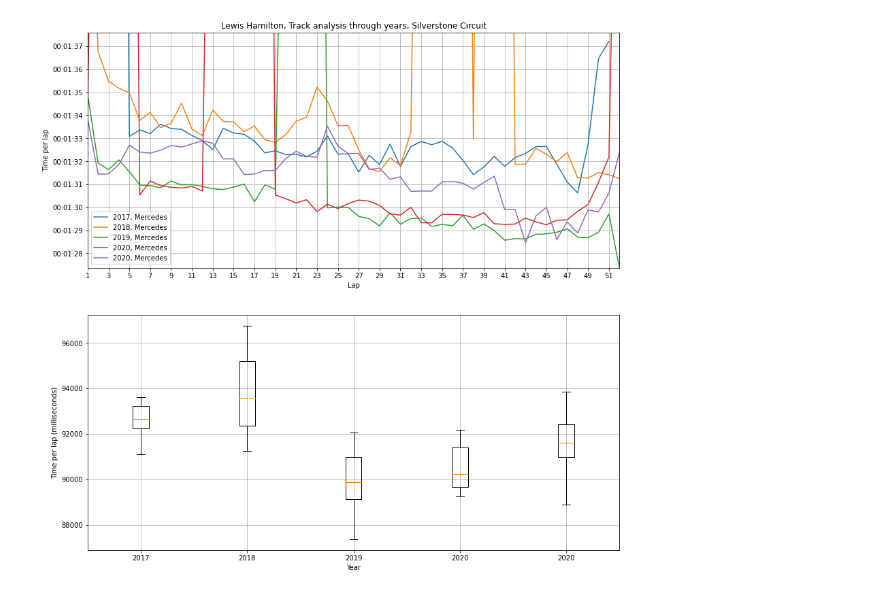
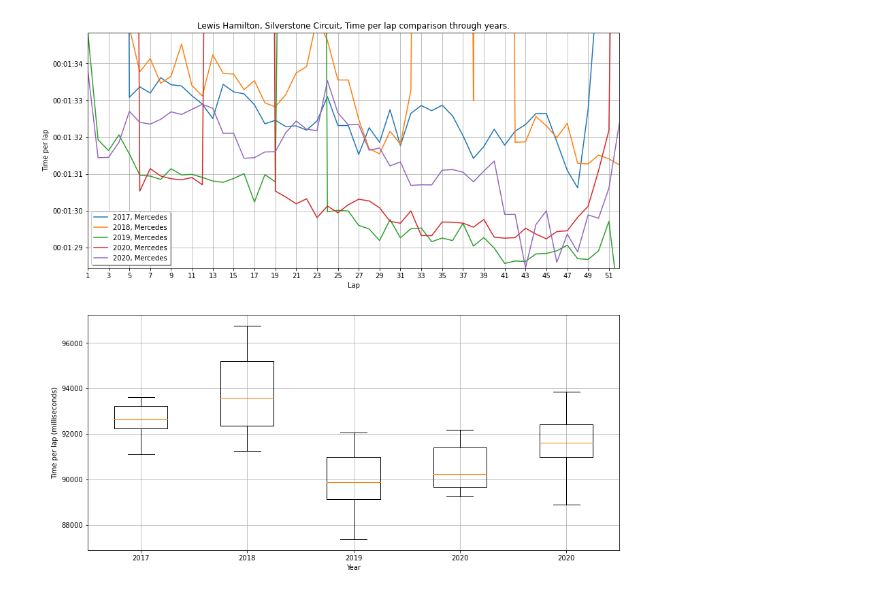
Before and after one commit to cnkndmr/formula1-data-analysis, a Jupyter notebook: src/03-driver_laptime_by_race.ipynb, the cells around one changed output. Cells and saved outputs as stored; diff of their text form; code cells hidden in the pictures.

```diff
--- a/src/03-driver_laptime_by_race.ipynb
+++ b/src/03-driver_laptime_by_race.ipynb
@@ -24,10 +24,10 @@ circuitId = circuits_df[circuits_df.circuitRef == circuitRef]['circuitId'].iloc[
 
 driverRef = 'hamilton'
 driverId = drivers_df[drivers_df.driverRef == driverRef]['driverId'].iloc[0]
-
 plt.figure(figsize=(14, 14))
 
 plt.subplot(2, 1, 1)
+
 last_5_raceId = races_df[races_df.circuitId == circuitId].sort_values("year").raceId.iloc[-5:]
 for raceId in last_5_raceId:
     race_df = lap_times_df[(lap_times_df.raceId == raceId) & (lap_times_df.driverId == driverId)].copy()
@@ -38,44 +38,47 @@ for raceId in last_5_raceId:
         race_df.loc[race_df.lap.isin([lap, lap + 1]),'milliseconds'] = np.nan
         mean_value = race_df.loc[race_df.lap.isin([lap - 1, lap + 2])].milliseconds.mean()
         race_df.loc[race_df.lap.isin([lap, lap + 1]),'milliseconds'] = mean_value
 
     race_year = str(races_df[races_df.raceId == raceId].year.iloc[0])
     constructorId = results_df[(results_df.raceId == raceId) & (results_df.driverId == driverId)].constructorId.iloc[0]
     constructor_name = constructors_df[constructors_df.constructorId == constructorId].name.iloc[0]
     label = race_year + ', ' + constructor_name
     plt.plot(race_df.lap,
              pd.to_datetime(race_df.milliseconds, unit='ms'),
              label = label)
 
-plt.legend()
-race_df = lap_times_df[(lap_times_df.raceId.isin(last_5_raceId)) & (lap_times_df.driverId == driverId)].copy()
-plt.xlim(race_df["lap"].values.min(),
-         race_df["lap"].values.max())
-high_lim = race_df.milliseconds.quantile(0.75) + iqr(race_df.milliseconds) * 1.5
-min_ms_value = race_df.milliseconds.min()
-plt.ylim(pd.to_datetime([min_ms_value, high_lim] , unit='ms'))
-plt.xticks(np.arange(race_df["lap"].values.min(), race_df["lap"].values.max()+1, 2.0))
 driver_forename = drivers_df[drivers_df.driverRef == driverRef].forename.iloc[0]
 driver_surname = drivers_df[drivers_df.driverRef == driverRef].surname.iloc[0]
 circuit_name = circuits_df[circuits_df.circuitRef == circuitRef].name.iloc[0]
-plt.title(driver_forename + ' ' + driver_surname + ', Track analysis through years, ' + circuit_name)
-plt.grid()
+
+high_lim = race_df.milliseconds.quantile(0.75) + iqr(race_df.milliseconds) * 1.5
+min_ms_value = race_df.milliseconds.min()
+
+race_df = lap_times_df[(lap_times_df.raceId.isin(last_5_raceId)) & (lap_times_df.driverId == driverId)].copy()
+
+plt.xticks(np.arange(race_df["lap"].values.min(), race_df["lap"].values.max()+1, 2.0))
+plt.xlim(race_df["lap"].values.min(), race_df["lap"].values.max())
+plt.ylim(pd.to_datetime([min_ms_value, high_lim] , unit='ms'))
+plt.title(driver_forename + ' ' + driver_surname + ', ' + circuit_name + ', Time per lap comparison through years.')
 plt.xlabel('Lap')
 plt.ylabel('Time per lap')
+plt.legend(fancybox=True, shadow=True)
+plt.grid()
 
 plt.subplot(2, 1, 2)
 
 for count ,raceId in enumerate(last_5_raceId):
     race_df = lap_times_df[(lap_times_df.raceId == raceId) & (lap_times_df.driverId == driverId)].copy()
     race_year = str(races_df[races_df.raceId == raceId].year.iloc[0])
     plt.boxplot(race_df.milliseconds,
-            showfliers=False,
-            labels=[race_year],
-            positions=[count + 1])
+                positions=[count + 1],
+                widths=0.5,
+                showfliers=False,
+                labels=[race_year])
 
 plt.xlabel('Year')
 plt.ylabel('Time per lap (milliseconds)')
 plt.grid()
 plt.show()
 # %% [output]
-[figure, old version]
+[figure, new version]
```
Also changed, not shown: 2 other files.
